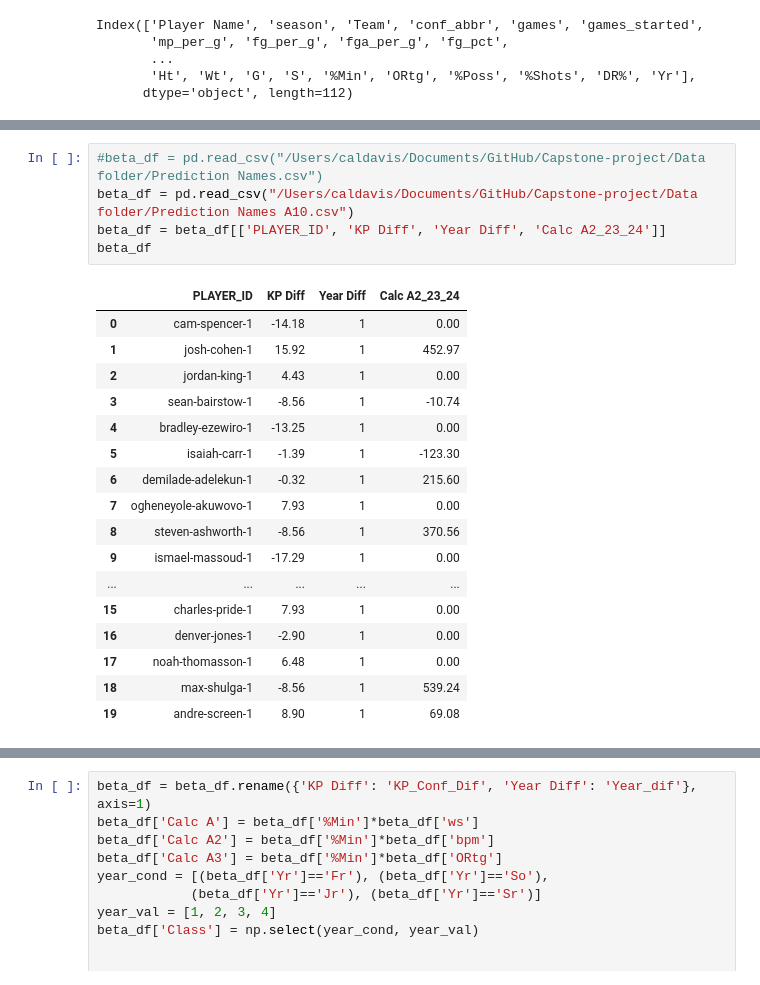
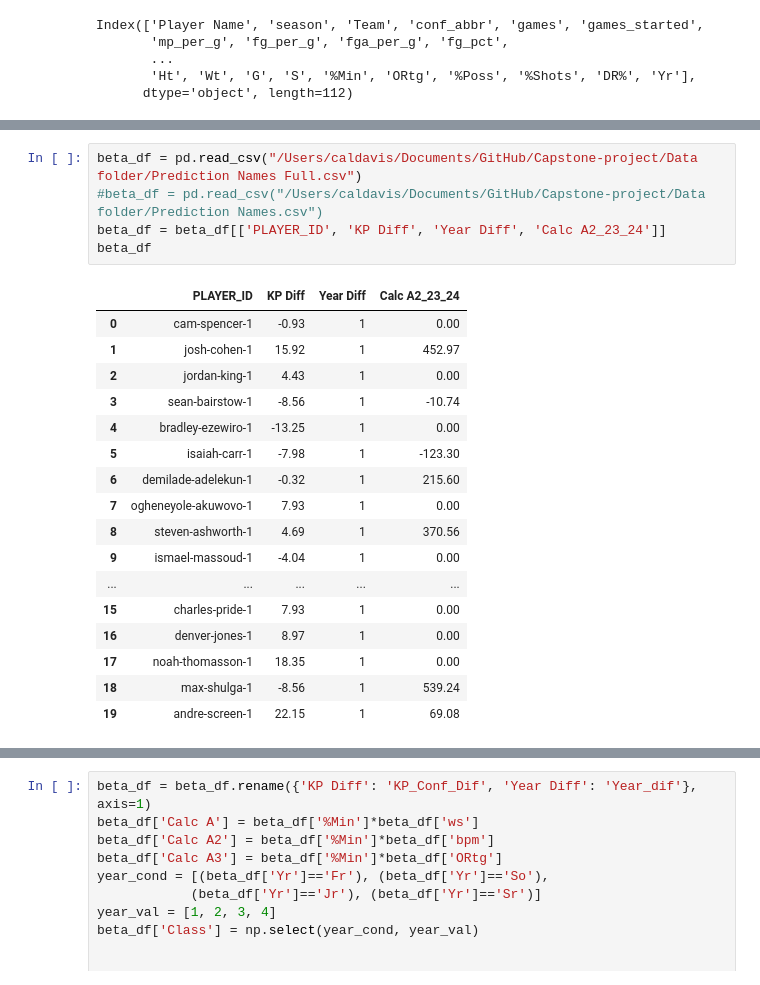
Before and after one commit to zainhoda1/Capstone-project, a Jupyter notebook: Analysis files/predictions.ipynb, the cells around one changed output, grey strips where cells are left out. Cells and saved outputs as stored; diff of their text form.

```diff
--- a/Analysis files/predictions.ipynb
+++ b/Analysis files/predictions.ipynb
@@ -52,26 +51,26 @@ a[a['Player Name']=='cam-spencer-1']
 # %%
+beta_df = pd.read_csv("/Users/caldavis/Documents/GitHub/Capstone-project/Data folder/Prediction Names Full.csv")
 #beta_df = pd.read_csv("/Users/caldavis/Documents/GitHub/Capstone-project/Data folder/Prediction Names.csv")
-beta_df = pd.read_csv("/Users/caldavis/Documents/GitHub/Capstone-project/Data folder/Prediction Names A10.csv")
 beta_df = beta_df[['PLAYER_ID', 'KP Diff', 'Year Diff', 'Calc A2_23_24']]
 beta_df
 # %% [output]
 |  | PLAYER_ID | KP Diff | Year Diff | Calc A2_23_24 |
-| 0 | cam-spencer-1 | -14.18 | 1 | 0.00 |
+| 0 | cam-spencer-1 | -0.93 | 1 | 0.00 |
 | 1 | josh-cohen-1 | 15.92 | 1 | 452.97 |
 | 2 | jordan-king-1 | 4.43 | 1 | 0.00 |
 | 3 | sean-bairstow-1 | -8.56 | 1 | -10.74 |
 | 4 | bradley-ezewiro-1 | -13.25 | 1 | 0.00 |
-| 5 | isaiah-carr-1 | -1.39 | 1 | -123.30 |
+| 5 | isaiah-carr-1 | -7.98 | 1 | -123.30 |
 | 6 | demilade-adelekun-1 | -0.32 | 1 | 215.60 |
 | 7 | ogheneyole-akuwovo-1 | 7.93 | 1 | 0.00 |
-| 8 | steven-ashworth-1 | -8.56 | 1 | 370.56 |
-| 9 | ismael-massoud-1 | -17.29 | 1 | 0.00 |
+| 8 | steven-ashworth-1 | 4.69 | 1 | 370.56 |
+| 9 | ismael-massoud-1 | -4.04 | 1 | 0.00 |
 | ... | ... | ... | ... | ... |
 | 15 | charles-pride-1 | 7.93 | 1 | 0.00 |
-| 16 | denver-jones-1 | -2.90 | 1 | 0.00 |
-| 17 | noah-thomasson-1 | 6.48 | 1 | 0.00 |
+| 16 | denver-jones-1 | 8.97 | 1 | 0.00 |
+| 17 | noah-thomasson-1 | 18.35 | 1 | 0.00 |
 | 18 | max-shulga-1 | -8.56 | 1 | 539.24 |
-| 19 | andre-screen-1 | 8.90 | 1 | 69.08 |
+| 19 | andre-screen-1 | 22.15 | 1 | 69.08 |
 # %%
 beta_df = pd.merge(beta_df, a, left_on='PLAYER_ID', right_on='Player Name', how='inner')
 beta_df = beta_df[beta_df['season']=='2022-23']
```
Also changed, not shown: parts of 18 cells of this notebook, 8 other files.
